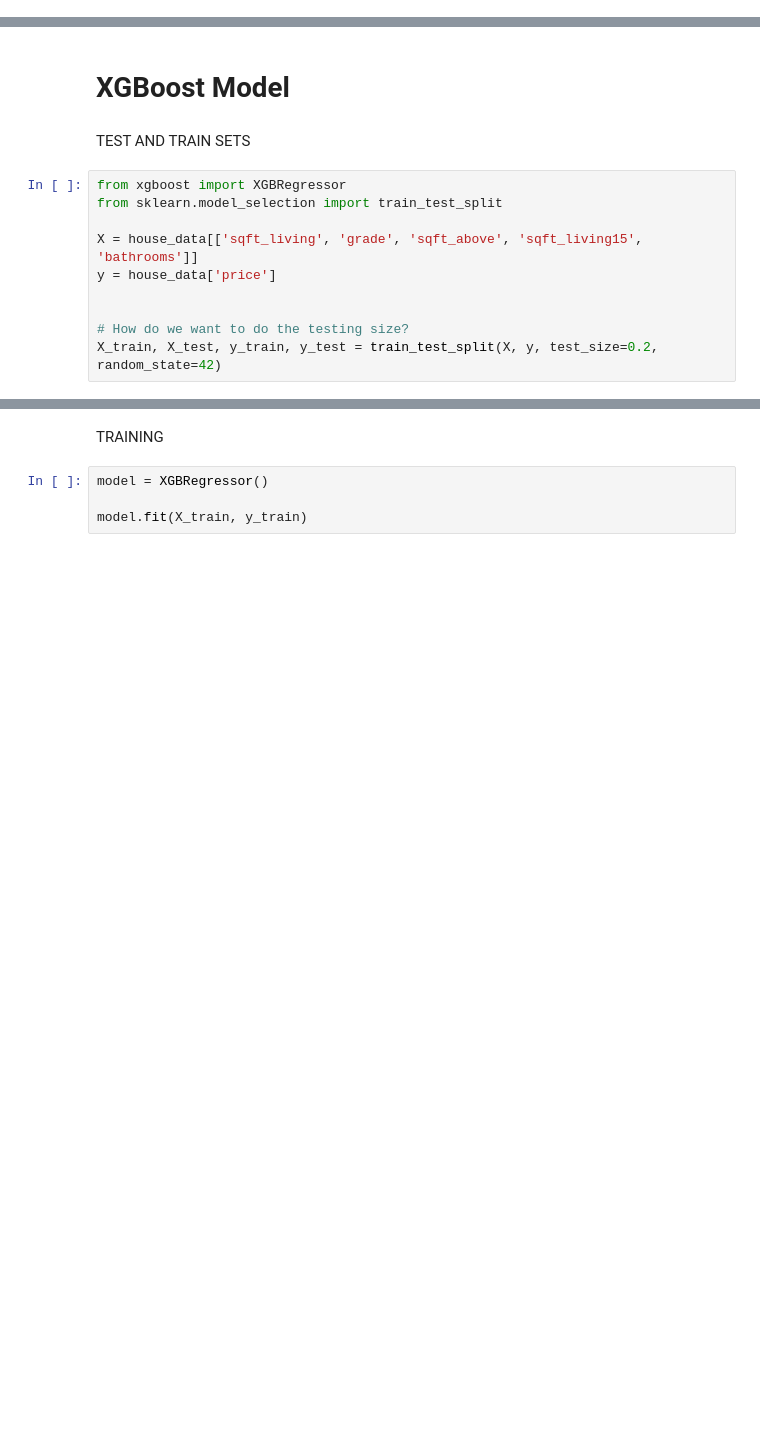
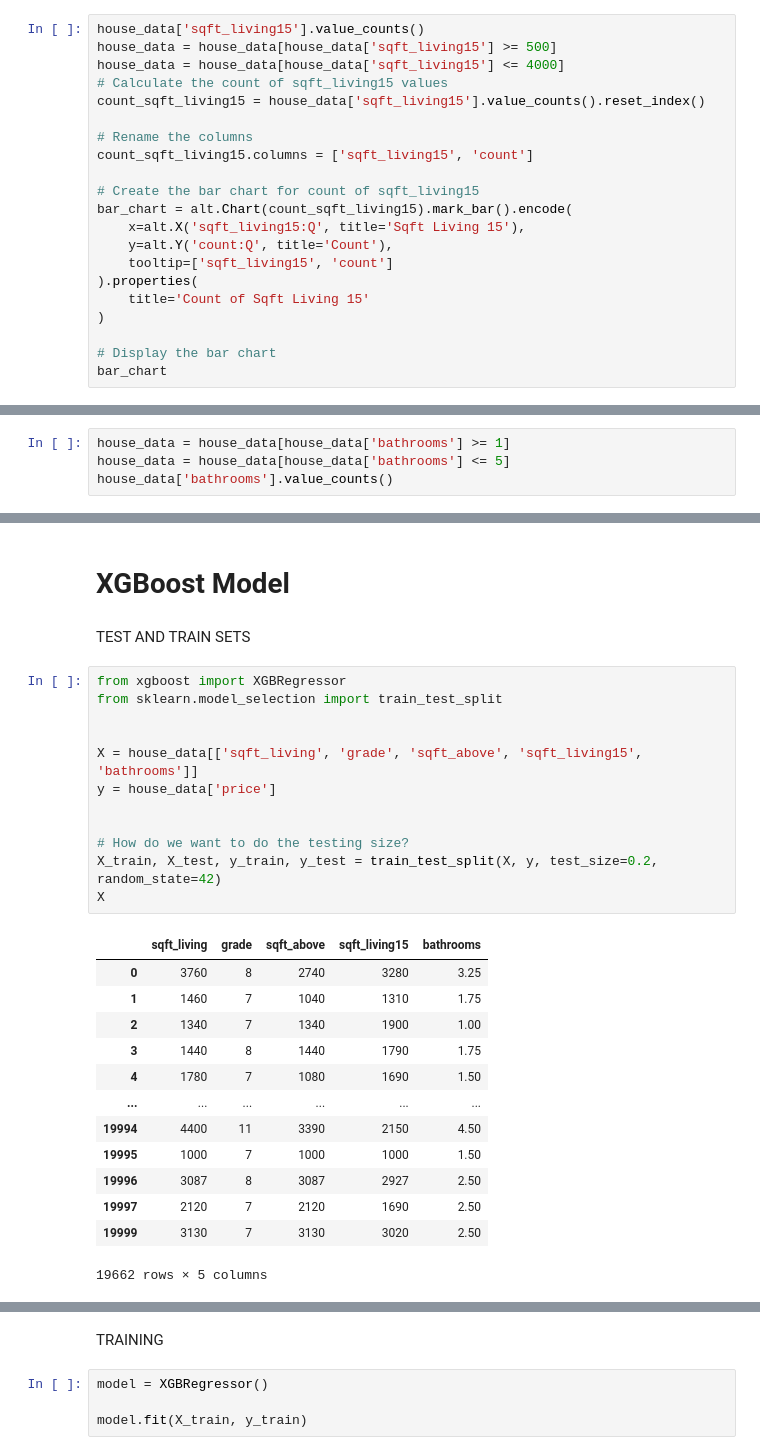
Before and after one commit to joehawkens/MachineLearning, a Jupyter notebook: MODULE_3_Thursday.ipynb, the cells around one changed output, grey strips where cells are left out. Saved outputs shown, nothing was run; the diff lists cells and outputs as text; blank space fills up the shorter version.

```diff
--- a/MODULE_3_Thursday.ipynb
+++ b/MODULE_3_Thursday.ipynb
@@ -576,0 +495,21 @@ Name: sqft_living, Length: 20000, dtype: int64
+# %%
+house_data['sqft_living15'].value_counts()
+house_data = house_data[house_data['sqft_living15'] >= 500]
+house_data = house_data[house_data['sqft_living15'] <= 4000]
+# Calculate the count of sqft_living15 values
+count_sqft_living15 = house_data['sqft_living15'].value_counts().reset_index()
+
+# Rename the columns
+count_sqft_living15.columns = ['sqft_living15', 'count']
+
+# Create the bar chart for count of sqft_living15
+bar_chart = alt.Chart(count_sqft_living15).mark_bar().encode(
+    x=alt.X('sqft_living15:Q', title='Sqft Living 15'),
+    y=alt.Y('count:Q', title='Count'),
+    tooltip=['sqft_living15', 'count']
+).properties(
+    title='Count of Sqft Living 15'
+)
+
+# Display the bar chart
+bar_chart
@@ -576,0 +520,4 @@ Name: sqft_living, Length: 20000, dtype: int64
+# %%
+house_data = house_data[house_data['bathrooms'] >= 1]
+house_data = house_data[house_data['bathrooms'] <= 5]
+house_data['bathrooms'].value_counts()
@@ -581,10 +568,26 @@ TEST AND TRAIN SETS
 # %%
 from xgboost import XGBRegressor
 from sklearn.model_selection import train_test_split
+
 
 X = house_data[['sqft_living', 'grade', 'sqft_above', 'sqft_living15', 'bathrooms']]
 y = house_data['price']
 
 
 # How do we want to do the testing size?
 X_train, X_test, y_train, y_test = train_test_split(X, y, test_size=0.2, random_state=42)
+X
+# %% [output]
+|  | sqft_living | grade | sqft_above | sqft_living15 | bathrooms |
+| 0 | 3760 | 8 | 2740 | 3280 | 3.25 |
+| 1 | 1460 | 7 | 1040 | 1310 | 1.75 |
+| 2 | 1340 | 7 | 1340 | 1900 | 1.00 |
+| 3 | 1440 | 8 | 1440 | 1790 | 1.75 |
+| 4 | 1780 | 7 | 1080 | 1690 | 1.50 |
+| ... | ... | ... | ... | ... | ... |
+| 19994 | 4400 | 11 | 3390 | 2150 | 4.50 |
+| 19995 | 1000 | 7 | 1000 | 1000 | 1.50 |
+| 19996 | 3087 | 8 | 3087 | 2927 | 2.50 |
+| 19997 | 2120 | 7 | 2120 | 1690 | 2.50 |
+| 19999 | 3130 | 7 | 3130 | 3020 | 2.50 |
+19662 rows × 5 columns
```
Also changed, not shown: parts of 27 cells of this notebook.
